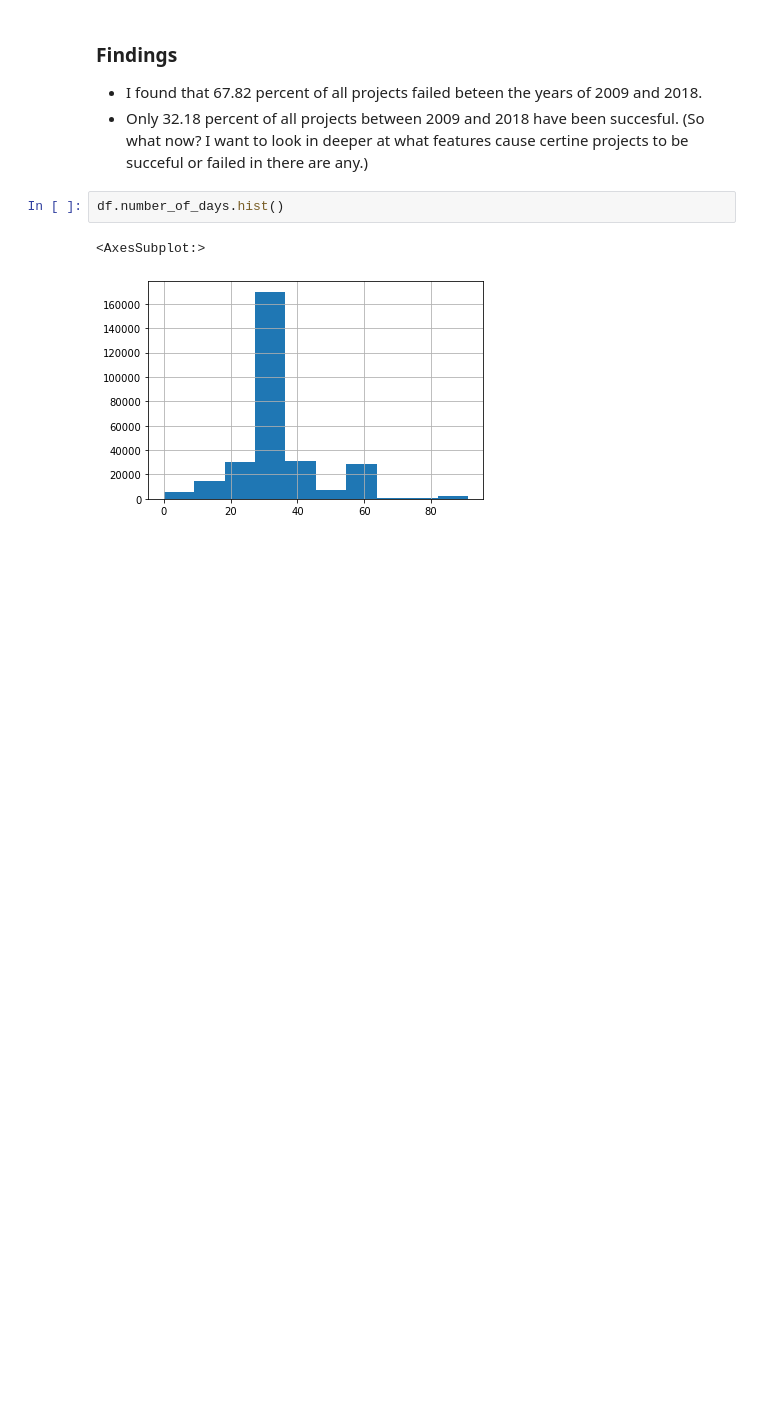
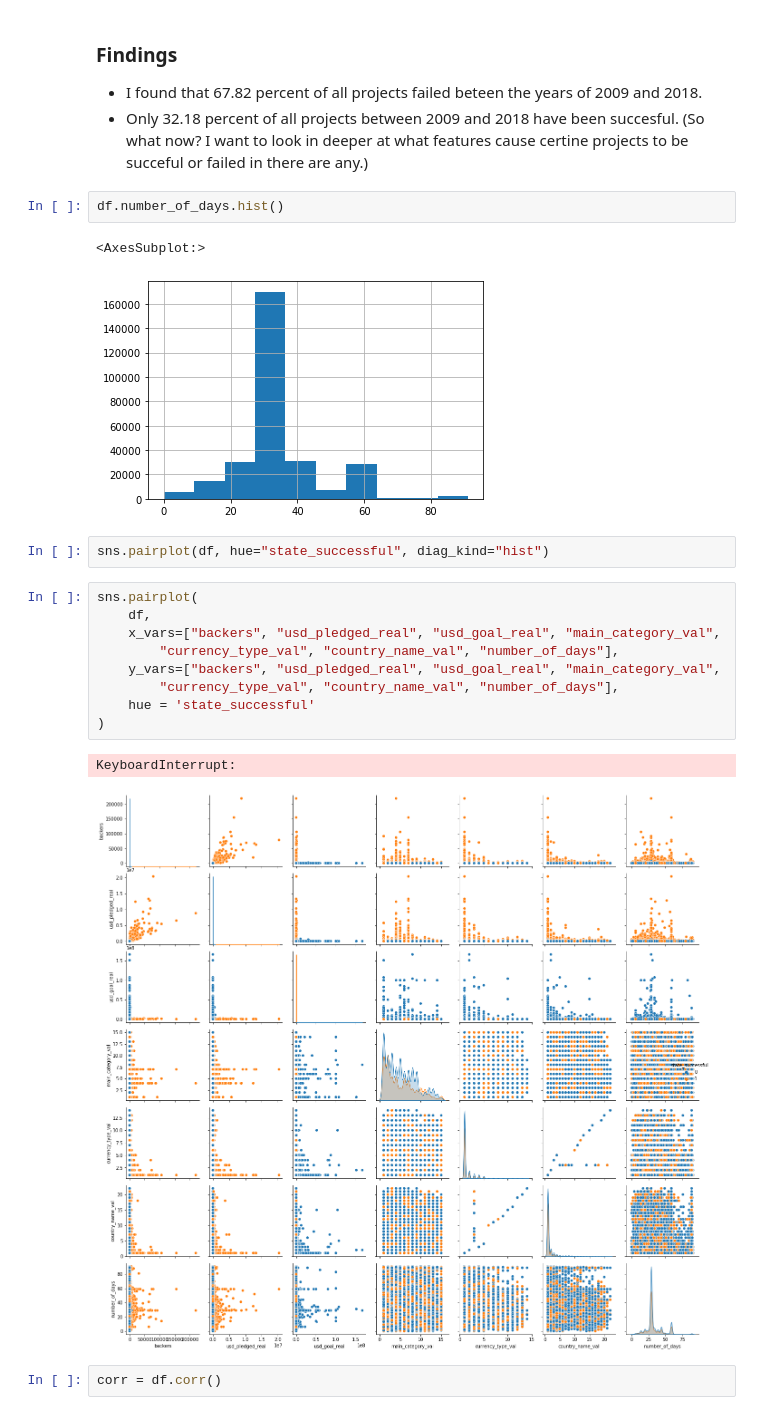
Before and after one commit to ljackson707/kick_starter_project, a Jupyter notebook: kickstarter_project.ipynb, the cells around one changed output. Saved outputs shown, nothing was run; the diff lists cells and outputs as text; blank space fills up the shorter version.

```diff
--- a/kickstarter_project.ipynb
+++ b/kickstarter_project.ipynb
@@ -922,3 +922,19 @@ df.number_of_days.hist()
 # %% [output]
 <AxesSubplot:>
 [figure]
+# %%
+sns.pairplot(df, hue="state_successful", diag_kind="hist")
+# %%
+sns.pairplot(
+    df,
+    x_vars=["backers", "usd_pledged_real", "usd_goal_real", "main_category_val",
+        "currency_type_val", "country_name_val", "number_of_days"],
+    y_vars=["backers", "usd_pledged_real", "usd_goal_real", "main_category_val",
+        "currency_type_val", "country_name_val", "number_of_days"],
+    hue = 'state_successful'
+)
+# %% [output]
+KeyboardInterrupt:
+[figure, added]
+# %%
+corr = df.corr()
```
Also changed, not shown: parts of 4 cells of this notebook.
